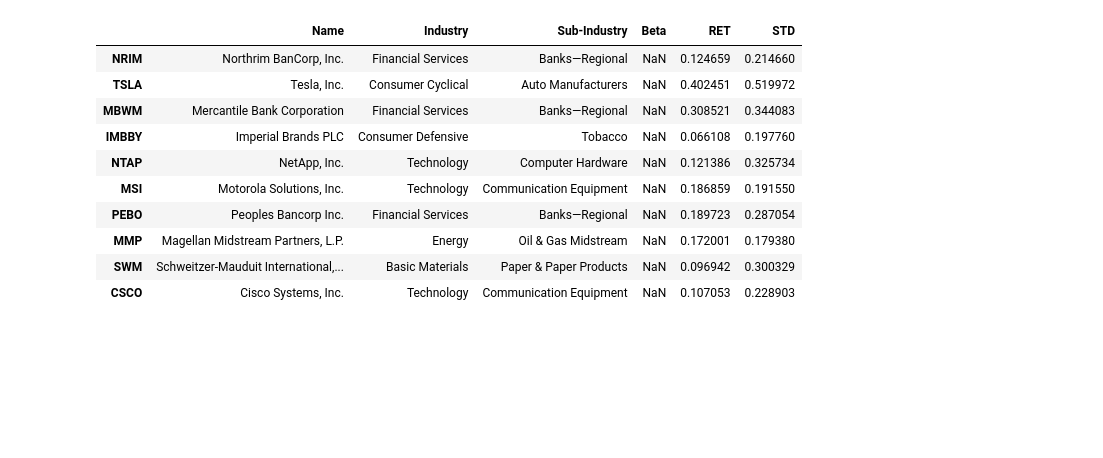
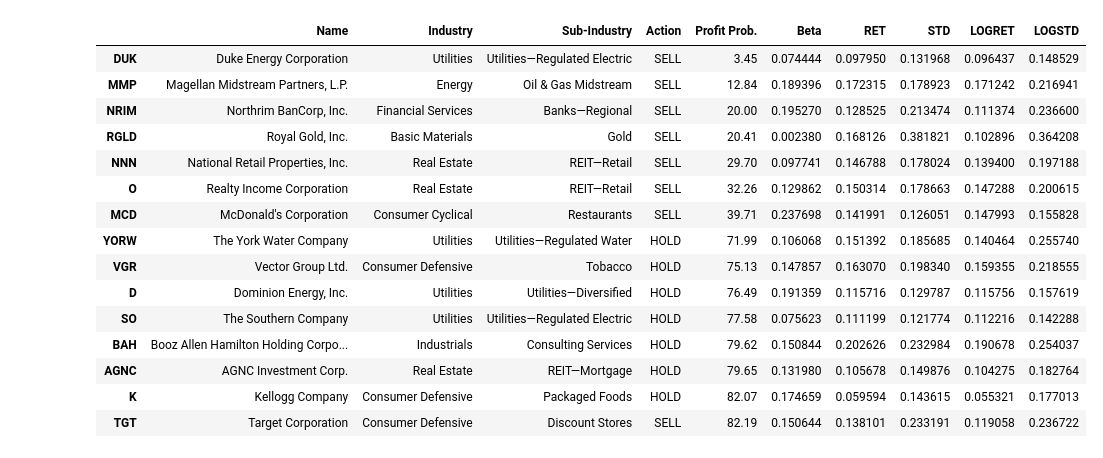
Before and after one commit to Narusi/My-Projects, a Jupyter notebook: RevolutPortfolioNewAssets.ipynb, the cells around one changed output. Saved outputs shown, nothing was run; the diff lists cells and outputs as text; code cells hidden in the pictures; blank space fills up the shorter version.

```diff
--- a/RevolutPortfolioNewAssets.ipynb
+++ b/RevolutPortfolioNewAssets.ipynb
@@ -196,5 +317,9 @@ momentumBuy(testPrices, asset='CSCO', pointVal=True)
 # %%
-mret = prices.pct_change(28)
+mret = prices.pct_change(28).fillna(0.0)
 mret['Portfolio'] = mret[portfolio].mean(axis=1)
-mret['Portfolio'].describe()
+
+mlogret = np.log(prices/prices.shift(1)).rolling(28).sum().fillna(0.0)
+mlogret['Portfolio'] = mlogret[portfolio].mean(axis=1)
+
+mlogret['Portfolio'].describe()
 # %% [output]
@@ -210,10 +335,13 @@ Name: Portfolio, dtype: float64
 # %%
 profiles = pd.DataFrame(columns=list(['Name', 'Industry', 'Sub-Industry']),
                         index=prices.columns, dtype=str)
+profiles['Action'] = ''
+profiles['Profit Prob.'] = 0.0
 profiles['Beta'] = 0.0
 profiles['RET'] = mret[profiles.index].mean().mul(12)
 profiles['STD'] = mret[profiles.index].std().mul(np.sqrt(12))
 
+i = 1
 for a in prices.columns:
     try:
         profile_page = requests.get('https://finance.yahoo.com/quote/' + str(a) + '/profile?p=' + str(a))
@@ -222,9 +350,6 @@ for a in prices.columns:
         #print(a)
 
         profiles.loc[a, 'Name'] = soup.find('h3', {'class':"Fz(m) Mb(10px)"}).text
-
-        assetVariance = np.var(mret[a])
-        profiles.loc[a, 'Beta'] = (np.cov(mret['Portfolio'],mret[a])/assetVariance)[0][1]
 
         for span in soup.find_all('span', {'class':'Fw(600)'}):
             if str(span).find('data-reactid="21"') > 0:
@@ -240,9 +365,23 @@ for a in prices.columns:
                 if len(span.text)>3:profiles.loc[a, 'Sub-Industry'] = span.text
             elif str(span).find('data-reactid="27"') > 0:
                 if len(span.text)>3:profiles.loc[a, 'Sub-Industry'] = span.text
+
+        aact = momentumBuy(prices[a], asset=a, output='single')
+        curr = momentumBuy(prices[a], asset=a, output='current')
+
+        profiles.loc[a, 'Action'] = aact
+        profiles.loc[a, 'Profit Prob.'] = round(100*curr[1][2],2)
+
     except:
         print(a)
         profiles = profiles.drop(a)
         prices = prices.drop(a, axis=1)
+
+    proc = round(i/len(prices.columns),3)
+    #print(i, proc, proc % 0.1)
+    if proc % 0.1 >= 0.095:
+        print('{}% processed.'.format(100 * proc))
+    i += 1
+
 profiles.info()
 # %% [output]
@@ -261,3 +404,0 @@ memory usage: 11.1+ KB
-# %%
-profiles['MoM'] = prices[profiles.index].apply(momentumBuy)
-profiles.loc[portfolio]
@@ -272,3 +405,5 @@ profiles.loc[portfolio]
+# %%
+profiles['Beta'] = mlogret.cov()['Portfolio']/mlogret.drop('Portfolio', axis=1).var().loc[profiles.index]
 # %%
 ret = prices.pct_change().dropna()
 wret = prices.asfreq(freq='W', method='ffill').pct_change().dropna()
@@ -293,17 +427,22 @@ profiles.loc[portfolio]
 # %%
-profiles.loc[mret[mret['Portfolio'] < 0.0].corr()['Portfolio'].sort_values().head(10).index]
+profiles.loc[mlogret[mlogret['Portfolio'] < 0.0].corr()['Portfolio'].sort_values().head(15).index].sort_values(by='Profit Prob.')
 # %% [output]
-|  | Name | Industry | Sub-Industry | Beta | RET | STD |
-| NRIM | Northrim BanCorp, Inc. | Financial Services | Banks—Regional | NaN | 0.124659 | 0.214660 |
-| TSLA | Tesla, Inc. | Consumer Cyclical | Auto Manufacturers | NaN | 0.402451 | 0.519972 |
-| MBWM | Mercantile Bank Corporation | Financial Services | Banks—Regional | NaN | 0.308521 | 0.344083 |
-| IMBBY | Imperial Brands PLC | Consumer Defensive | Tobacco | NaN | 0.066108 | 0.197760 |
-| NTAP | NetApp, Inc. | Technology | Computer Hardware | NaN | 0.121386 | 0.325734 |
-| MSI | Motorola Solutions, Inc. | Technology | Communication Equipment | NaN | 0.186859 | 0.191550 |
-| PEBO | Peoples Bancorp Inc. | Financial Services | Banks—Regional | NaN | 0.189723 | 0.287054 |
-| MMP | Magellan Midstream Partners, L.P. | Energy | Oil & Gas Midstream | NaN | 0.172001 | 0.179380 |
-| SWM | Schweitzer-Mauduit International,... | Basic Materials | Paper & Paper Products | NaN | 0.096942 | 0.300329 |
-| CSCO | Cisco Systems, Inc. | Technology | Communication Equipment | NaN | 0.107053 | 0.228903 |
+|  | Name | Industry | Sub-Industry | Action | Profit Prob. | Beta | RET | STD | LOGRET | LOGSTD |
+| DUK | Duke Energy Corporation | Utilities | Utilities—Regulated Electric | SELL | 3.45 | 0.074444 | 0.097950 | 0.131968 | 0.096437 | 0.148529 |
+| MMP | Magellan Midstream Partners, L.P. | Energy | Oil & Gas Midstream | SELL | 12.84 | 0.189396 | 0.172315 | 0.178923 | 0.171242 | 0.216941 |
+| NRIM | Northrim BanCorp, Inc. | Financial Services | Banks—Regional | SELL | 20.00 | 0.195270 | 0.128525 | 0.213474 | 0.111374 | 0.236600 |
+| RGLD | Royal Gold, Inc. | Basic Materials | Gold | SELL | 20.41 | 0.002380 | 0.168126 | 0.381821 | 0.102896 | 0.364208 |
+| NNN | National Retail Properties, Inc. | Real Estate | REIT—Retail | SELL | 29.70 | 0.097741 | 0.146788 | 0.178024 | 0.139400 | 0.197188 |
+| O | Realty Income Corporation | Real Estate | REIT—Retail | SELL | 32.26 | 0.129862 | 0.150314 | 0.178663 | 0.147288 | 0.200615 |
+| MCD | McDonald's Corporation | Consumer Cyclical | Restaurants | SELL | 39.71 | 0.237698 | 0.141991 | 0.126051 | 0.147993 | 0.155828 |
+| YORW | The York Water Company | Utilities | Utilities—Regulated Water | HOLD | 71.99 | 0.106068 | 0.151392 | 0.185685 | 0.140464 | 0.255740 |
+| VGR | Vector Group Ltd. | Consumer Defensive | Tobacco | HOLD | 75.13 | 0.147857 | 0.163070 | 0.198340 | 0.159355 | 0.218555 |
+| D | Dominion Energy, Inc. | Utilities | Utilities—Diversified | HOLD | 76.49 | 0.191359 | 0.115716 | 0.129787 | 0.115756 | 0.157619 |
+| SO | The Southern Company | Utilities | Utilities—Regulated Electric | HOLD | 77.58 | 0.075623 | 0.111199 | 0.121774 | 0.112216 | 0.142288 |
+| BAH | Booz Allen Hamilton Holding Corpo... | Industrials | Consulting Services | HOLD | 79.62 | 0.150844 | 0.202626 | 0.232984 | 0.190678 | 0.254037 |
+| AGNC | AGNC Investment Corp. | Real Estate | REIT—Mortgage | HOLD | 79.65 | 0.131980 | 0.105678 | 0.149876 | 0.104275 | 0.182764 |
+| K | Kellogg Company | Consumer Defensive | Packaged Foods | HOLD | 82.07 | 0.174659 | 0.059594 | 0.143615 | 0.055321 | 0.177013 |
+| TGT | Target Corporation | Consumer Defensive | Discount Stores | SELL | 82.19 | 0.150644 | 0.138101 | 0.233191 | 0.119058 | 0.236722 |
 # %%
 portfolio_ind = profiles.loc[portfolio].groupby('Industry').count()['Name']
 portfolio_subind = profiles.loc[portfolio].groupby('Sub-Industry').count()['Name']
```
Also changed, not shown: parts of 28 cells of this notebook.
